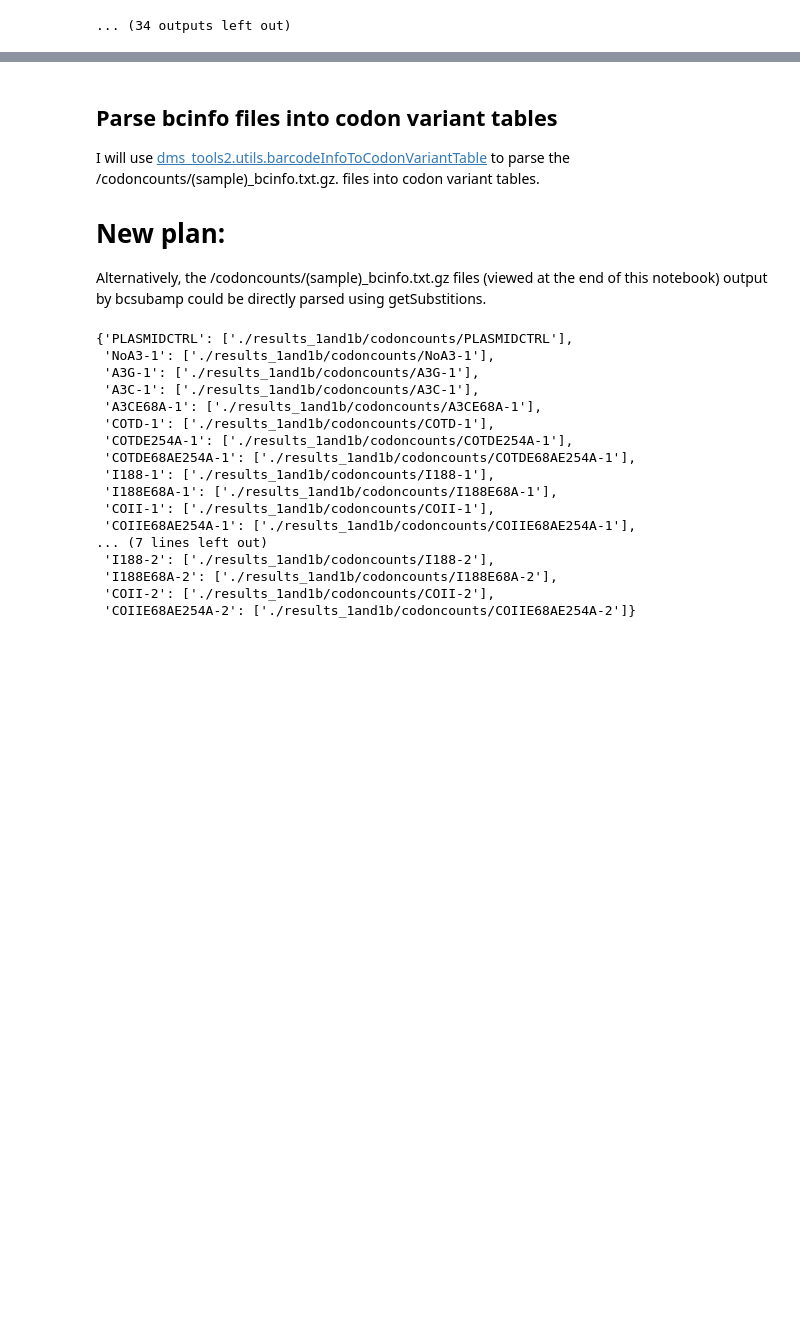
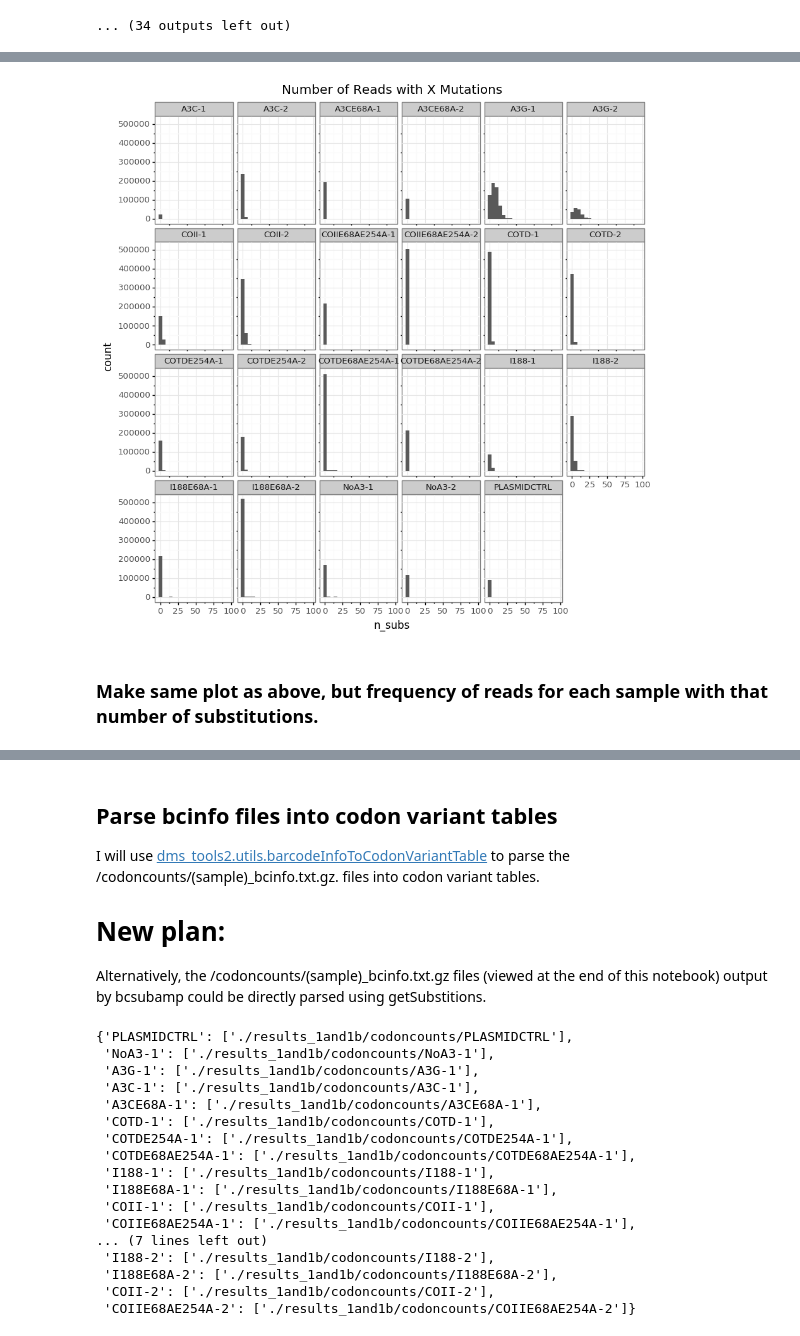
Before and after one commit to jbloomlab/SuperRestrictionFactor_Hypermutation, a Jupyter notebook: analysis_notebook.ipynb, the cells around one changed output, grey strips where cells are left out. Saved outputs shown, nothing was run; the diff lists cells and outputs as text; code cells hidden in the pictures; blank space fills up the shorter version.

```diff
--- a/analysis_notebook.ipynb
+++ b/analysis_notebook.ipynb
@@ -528,0 +543,7 @@ COTD-1
+# %%
+all_samples_df = pd.DataFrame()
+for sample in df_samplenames:
+    sample_df = mutinfo_dfs[sample]
+    sample_df['Sample'] = [sample]*len(sample_df)
+    all_samples_df = all_samples_df.append(sample_df, ignore_index=True)
+display(all_samples_df)
@@ -528,0 +564,14 @@ COTD-1
+# %%
+mut_count_plot = (ggplot(all_samples_df, aes(x='n_subs')) +
+                  geom_histogram(binwidth=5) +
+                  facet_wrap('~ Sample', ncol=6) +
+                  labs(title='Number of Reads with X Mutations') +
+                  theme(axis_text_x=element_text(angle=0),
+                        figure_size=(10, 10),
+                       )
+                  )
+_ = mut_count_plot.draw()
+# %% [output]
+[figure, added]
+# %% [markdown]
+### Make same plot as above, but frequency of reads for each sample with that number of substitutions.
```
Also changed, not shown: parts of 11 cells of this notebook, 1 other file.
